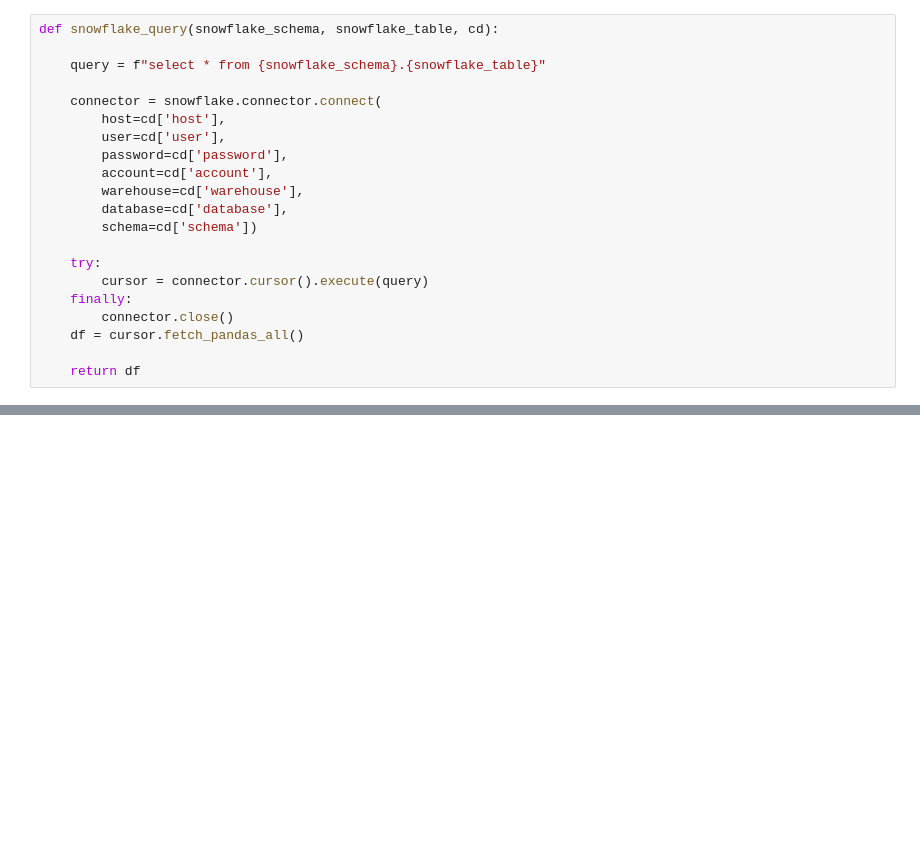
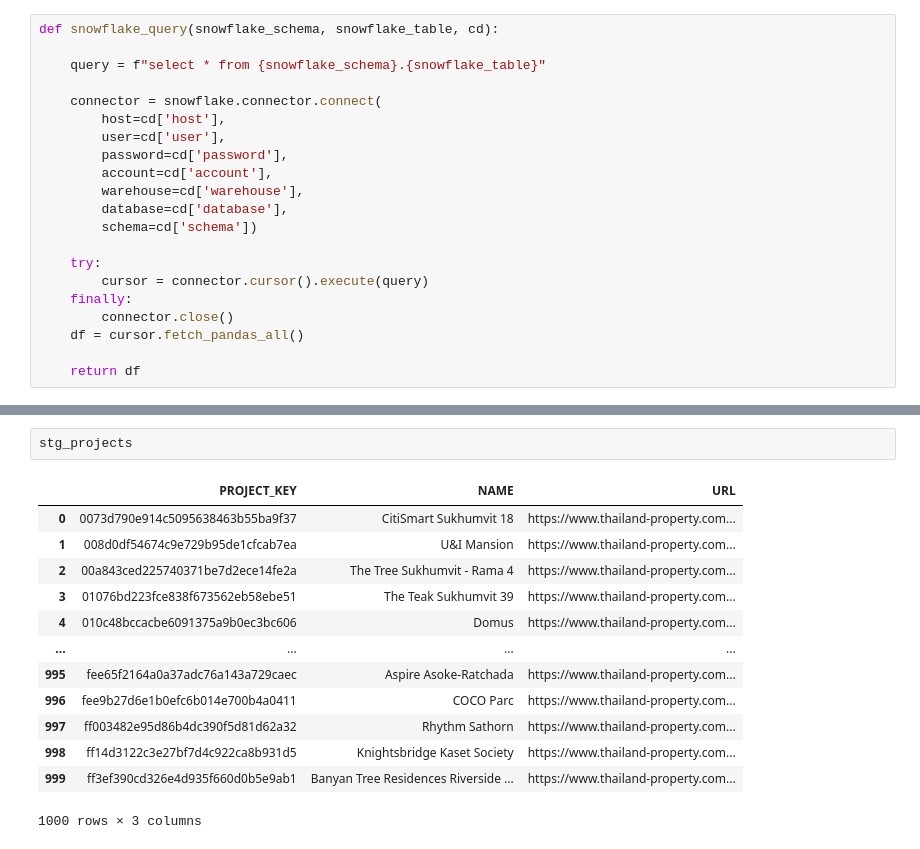
Before and after one commit to tanhtra/pipeline-places-property, a Jupyter notebook: Streamlit/prototype.ipynb, the cells around one changed output, grey strips where cells are left out. Drawn from its saved outputs; the diff is of its cells as text; blank space fills up the shorter version.

```diff
--- a/Streamlit/prototype.ipynb
+++ b/Streamlit/prototype.ipynb
@@ -98,0 +170,16 @@ Exception: Attempted to add log when TelemetryClient is closed
+# %%
+stg_projects
+# %% [output]
+|  | PROJECT_KEY | NAME | URL |
+| 0 | 0073d790e914c5095638463b55ba9f37 | CitiSmart Sukhumvit 18 | https://www.thailand-property.com... |
+| 1 | 008d0df54674c9e729b95de1cfcab7ea | U&I Mansion | https://www.thailand-property.com... |
+| 2 | 00a843ced225740371be7d2ece14fe2a | The Tree Sukhumvit - Rama 4 | https://www.thailand-property.com... |
+| 3 | 01076bd223fce838f673562eb58ebe51 | The Teak Sukhumvit 39 | https://www.thailand-property.com... |
+| 4 | 010c48bccacbe6091375a9b0ec3bc606 | Domus | https://www.thailand-property.com... |
+| ... | ... | ... | ... |
+| 995 | fee65f2164a0a37adc76a143a729caec | Aspire Asoke-Ratchada | https://www.thailand-property.com... |
+| 996 | fee9b27d6e1b0efc6b014e700b4a0411 | COCO Parc | https://www.thailand-property.com... |
+| 997 | ff003482e95d86b4dc390f5d81d62a32 | Rhythm Sathorn | https://www.thailand-property.com... |
+| 998 | ff14d3122c3e27bf7d4c922ca8b931d5 | Knightsbridge Kaset Society | https://www.thailand-property.com... |
+| 999 | ff3ef390cd326e4d935f660d0b5e9ab1 | Banyan Tree Residences Riverside ... | https://www.thailand-property.com... |
+1000 rows × 3 columns
```
Also changed, not shown: parts of 10 cells of this notebook.
